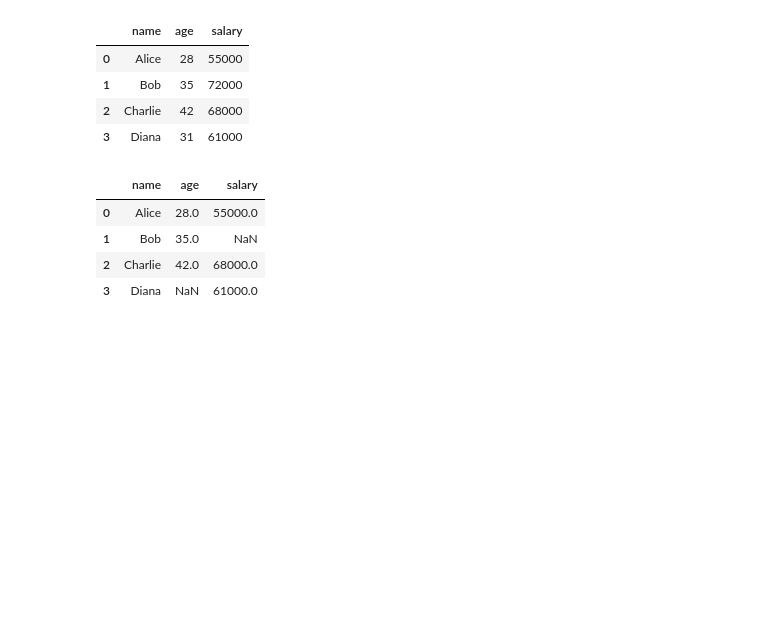
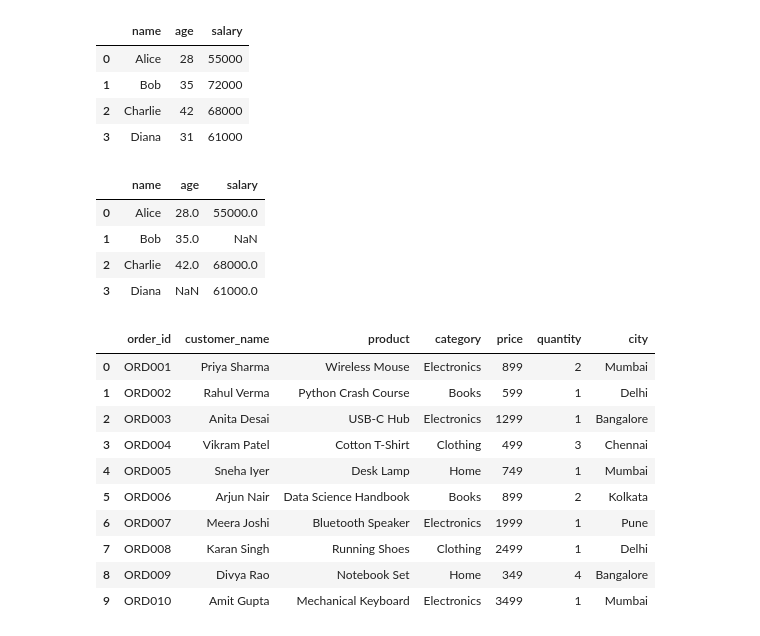
Before and after one commit to Alok-Senapati/Collab-Notebooks, a Jupyter notebook: pandas/Pandas DataFrames - Creation, Indexing & Selection.ipynb, the cells around one changed output. Cells and saved outputs as stored; diff of their text form; code cells hidden in the pictures; blank space fills up the shorter version.

```diff
--- a/pandas/Pandas DataFrames - Creation, Indexing & Selection.ipynb
+++ b/pandas/Pandas DataFrames - Creation, Indexing & Selection.ipynb
@@ -297,3 +299,34 @@ pd.DataFrame(records_with_missing_fields)
 | 1 | Bob | 35.0 | NaN |
 | 2 | Charlie | 42.0 | 68000.0 |
 | 3 | Diana | NaN | 61000.0 |
+# %%
+# 6. Reading External Data
+import io
+
+# Simulate a CSV file with Indian e-commerce data
+csv_data = """order_id,customer_name,product,category,price,quantity,city
+ORD001,Priya Sharma,Wireless Mouse,Electronics,899,2,Mumbai
+ORD002,Rahul Verma,Python Crash Course,Books,599,1,Delhi
+ORD003,Anita Desai,USB-C Hub,Electronics,1299,1,Bangalore
+ORD004,Vikram Patel,Cotton T-Shirt,Clothing,499,3,Chennai
+ORD005,Sneha Iyer,Desk Lamp,Home,749,1,Mumbai
+ORD006,Arjun Nair,Data Science Handbook,Books,899,2,Kolkata
+ORD007,Meera Joshi,Bluetooth Speaker,Electronics,1999,1,Pune
+ORD008,Karan Singh,Running Shoes,Clothing,2499,1,Delhi
+ORD009,Divya Rao,Notebook Set,Home,349,4,Bangalore
+ORD010,Amit Gupta,Mechanical Keyboard,Electronics,3499,1,Mumbai"""
+
+df = pd.read_csv(io.StringIO(csv_data))
+df  # ← Clean HTML table with column headers
+# %% [output]
+|  | order_id | customer_name | product | category | price | quantity | city |
+| 0 | ORD001 | Priya Sharma | Wireless Mouse | Electronics | 899 | 2 | Mumbai |
+| 1 | ORD002 | Rahul Verma | Python Crash Course | Books | 599 | 1 | Delhi |
+| 2 | ORD003 | Anita Desai | USB-C Hub | Electronics | 1299 | 1 | Bangalore |
+| 3 | ORD004 | Vikram Patel | Cotton T-Shirt | Clothing | 499 | 3 | Chennai |
+| 4 | ORD005 | Sneha Iyer | Desk Lamp | Home | 749 | 1 | Mumbai |
+| 5 | ORD006 | Arjun Nair | Data Science Handbook | Books | 899 | 2 | Kolkata |
+| 6 | ORD007 | Meera Joshi | Bluetooth Speaker | Electronics | 1999 | 1 | Pune |
+| 7 | ORD008 | Karan Singh | Running Shoes | Clothing | 2499 | 1 | Delhi |
+| 8 | ORD009 | Divya Rao | Notebook Set | Home | 349 | 4 | Bangalore |
+| 9 | ORD010 | Amit Gupta | Mechanical Keyboard | Electronics | 3499 | 1 | Mumbai |
```
Also changed, not shown: parts of 28 cells of this notebook.
